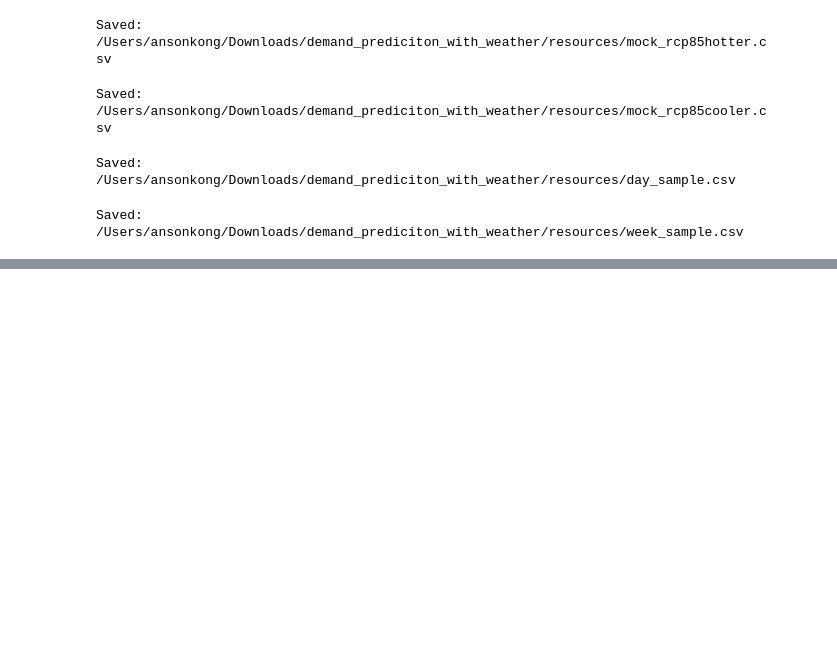
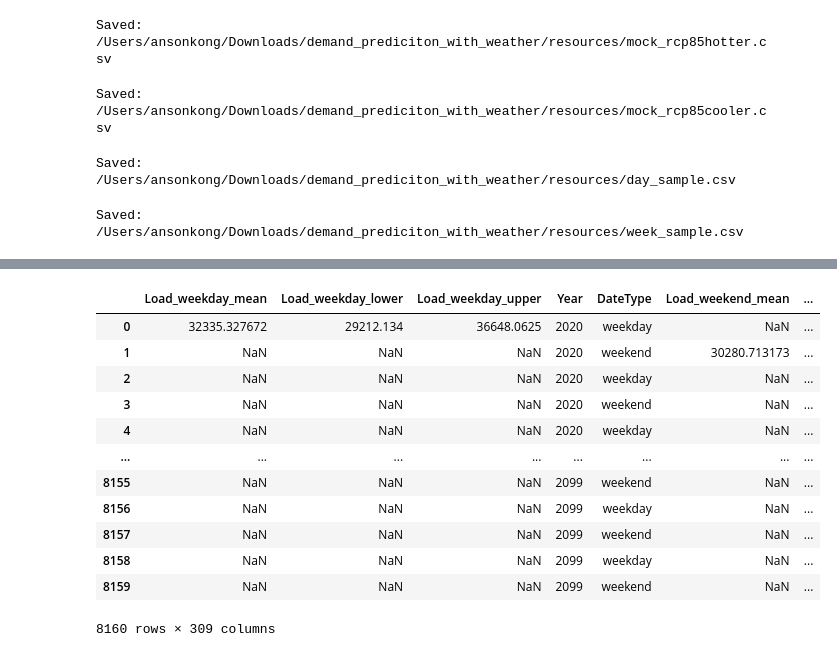
Before and after one commit to pandaanson/demand_prediction_with_weather, a Jupyter notebook: dash_with_map.ipynb, the cells around one changed output, grey strips where cells are left out. Drawn from its saved outputs; the diff is of its cells as text; code cells hidden in the pictures; blank space fills up the shorter version.

```diff
--- a/dash_with_map.ipynb
+++ b/dash_with_map.ipynb
@@ -708,0 +968,16 @@ Saved: /Users/ansonkong/Downloads/demand_prediciton_with_weather/resources/week_
+# %%
+all_years_df
+# %% [output]
+|  | Load_weekday_mean | Load_weekday_lower | Load_weekday_upper | Year | DateType | Load_weekend_mean | ... |
+| 0 | 32335.327672 | 29212.134 | 36648.0625 | 2020 | weekday | NaN | ... |
+| 1 | NaN | NaN | NaN | 2020 | weekend | 30280.713173 | ... |
+| 2 | NaN | NaN | NaN | 2020 | weekday | NaN | ... |
+| 3 | NaN | NaN | NaN | 2020 | weekend | NaN | ... |
+| 4 | NaN | NaN | NaN | 2020 | weekday | NaN | ... |
+| ... | ... | ... | ... | ... | ... | ... | ... |
+| 8155 | NaN | NaN | NaN | 2099 | weekend | NaN | ... |
+| 8156 | NaN | NaN | NaN | 2099 | weekday | NaN | ... |
+| 8157 | NaN | NaN | NaN | 2099 | weekend | NaN | ... |
+| 8158 | NaN | NaN | NaN | 2099 | weekday | NaN | ... |
+| 8159 | NaN | NaN | NaN | 2099 | weekend | NaN | ... |
+8160 rows × 309 columns
```
Also changed, not shown: parts of 8 cells of this notebook, 6 other files.
